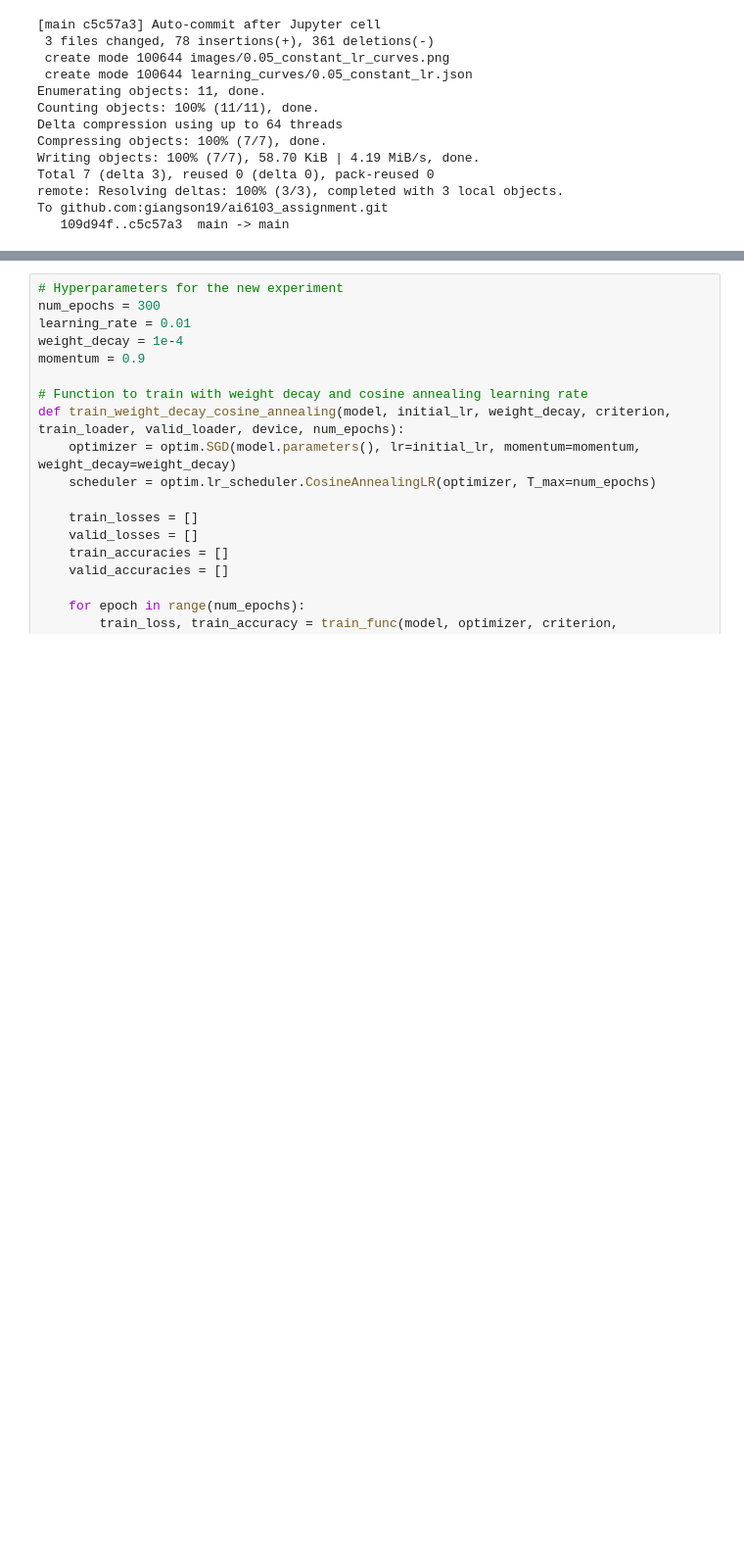
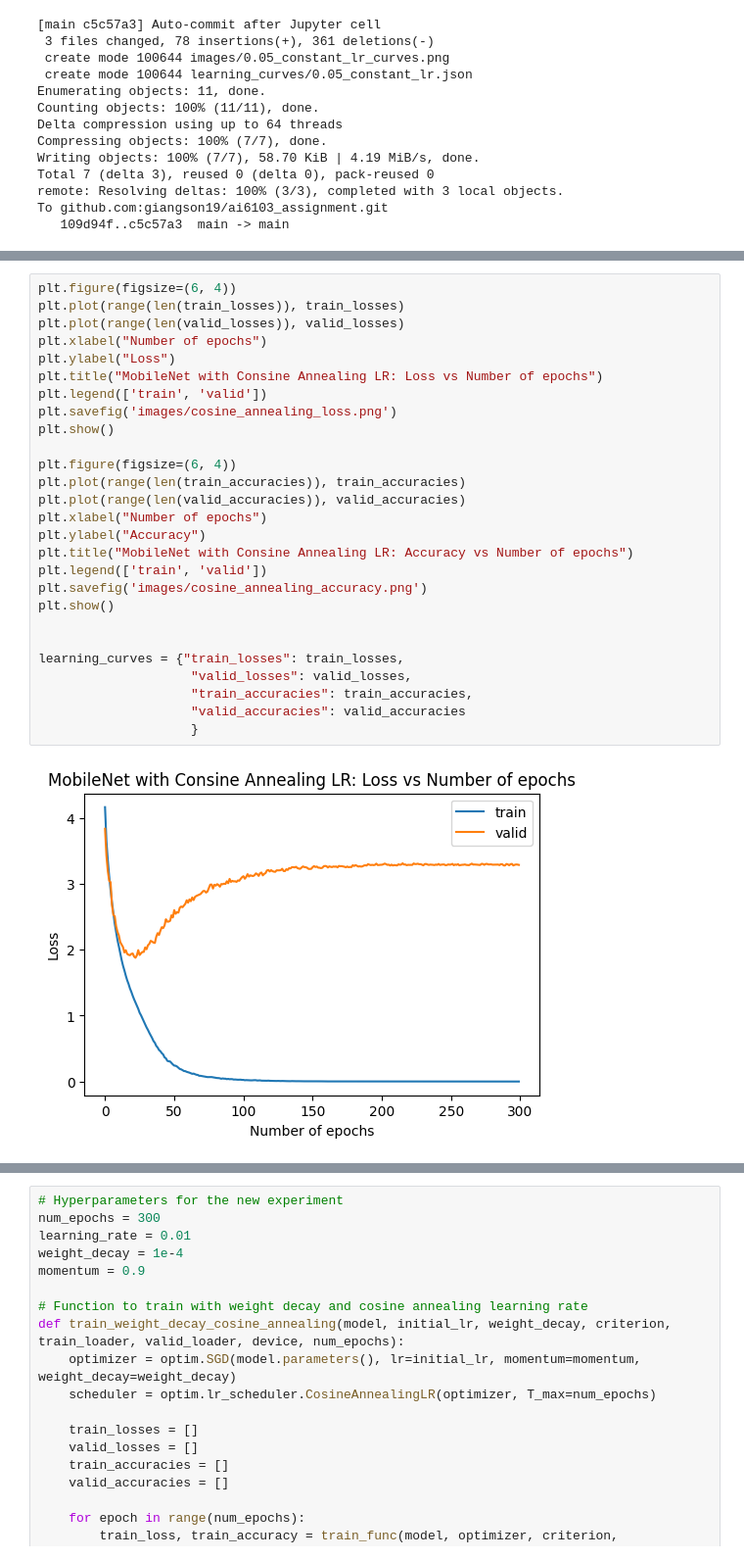
Before and after one commit to giangson19/ai6103_assignment, a Jupyter notebook: ai6103_mobilenet_homework.ipynb, the cells around one changed output, grey strips where cells are left out. Shown at 98% size. Saved outputs shown, nothing was run; the diff lists cells and outputs as text; blank space fills up the shorter version.

```diff
--- a/ai6103_mobilenet_homework.ipynb
+++ b/ai6103_mobilenet_homework.ipynb
@@ -372,3 +372,32 @@ Epoch [291/300], Train Loss: 0.0012, Train Acc: 99.96%, Valid Loss: 3.3002, Vali
 Epoch [300/300], Train Loss: 0.0012, Train Acc: 99.97%, Valid Loss: 3.2866, Valid Acc: 57.68%, Learning Rate: 0.000000
 [figure]
 [figure]
+# %%
+plt.figure(figsize=(6, 4))
+plt.plot(range(len(train_losses)), train_losses)
+plt.plot(range(len(valid_losses)), valid_losses)
+plt.xlabel("Number of epochs")
+plt.ylabel("Loss")
+plt.title("MobileNet with Consine Annealing LR: Loss vs Number of epochs")
+plt.legend(['train', 'valid'])
+plt.savefig('images/cosine_annealing_loss.png')
+plt.show()
+
+plt.figure(figsize=(6, 4))
+plt.plot(range(len(train_accuracies)), train_accuracies)
+plt.plot(range(len(valid_accuracies)), valid_accuracies)
+plt.xlabel("Number of epochs")
+plt.ylabel("Accuracy")
+plt.title("MobileNet with Consine Annealing LR: Accuracy vs Number of epochs")
+plt.legend(['train', 'valid'])
+plt.savefig('images/cosine_annealing_accuracy.png')
+plt.show()
+
+
+learning_curves = {"train_losses": train_losses,
+                    "valid_losses": valid_losses,
+                    "train_accuracies": train_accuracies,
+                    "valid_accuracies": valid_accuracies
+                    }
+# %% [output]
+[figure, added]
```
Also changed, not shown: parts of 3 cells of this notebook, 7 other files.
